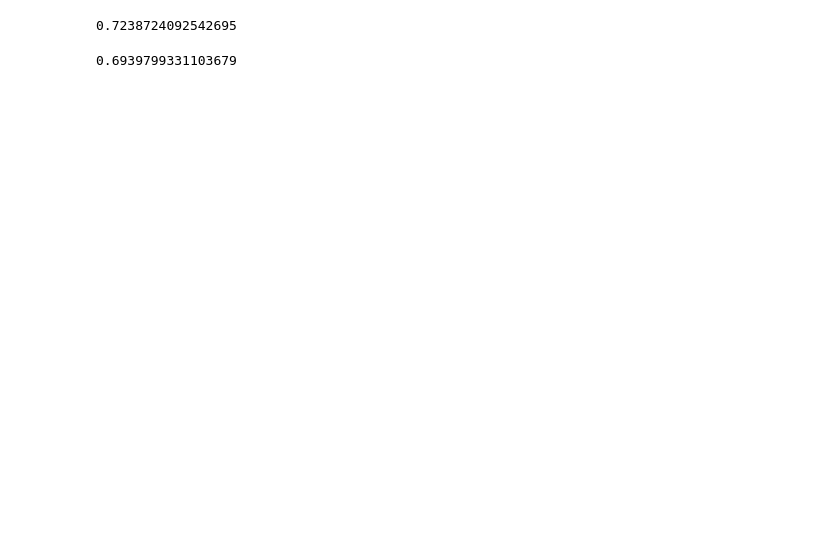
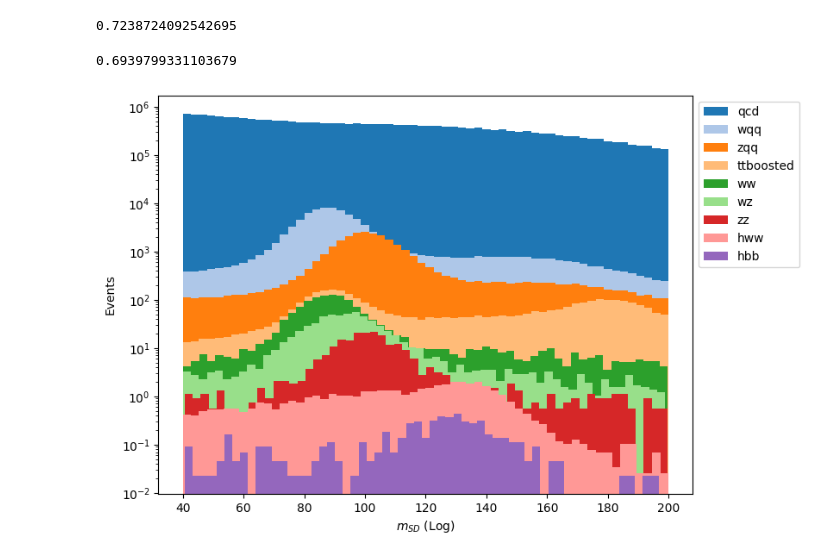
Before and after one commit to cmoore24-24/hgg, a Jupyter notebook: standalone_notebooks/skims/skimmer/Untitled.ipynb, the cells around one changed output. Drawn from its saved outputs; the diff is of its cells as text; code cells hidden in the pictures; blank space fills up the shorter version.

```diff
--- a/standalone_notebooks/skims/skimmer/Untitled.ipynb
+++ b/standalone_notebooks/skims/skimmer/Untitled.ipynb
@@ -64,0 +152,45 @@ plt.show()
+# %%
+for i in bkg:
+    bkg[i]['weights'] = ak.ones_like(bkg[i].goodjets.msoftdrop) * (((41.5*(xsecs[i]*1000))/totals[i]))
+# %%
+qcd = ak.concatenate([bkg[i] for i in bkg if 'qcd' in i])
+wqq = ak.concatenate([bkg[i] for i in bkg if 'wqq' in i])
+zqq = ak.concatenate([bkg[i] for i in bkg if 'zqq' in i])
+ttboosted = ak.concatenate([bkg[i] for i in bkg if 'ttboosted' in i])
+# %%
+to_plot = {}
+for i in bkg:
+    if ('qcd' not in i) and ('ttboosted' not in i) and ('wqq' not in i) and ('zqq' not in i):
+        to_plot[i] = bkg[i]
+to_plot['qcd'] = qcd
+to_plot['wqq'] = wqq
+to_plot['zqq'] = zqq
+to_plot['ttboosted'] = ttboosted
+
+to_plot['ww'] = to_plot['diboson_ww']
+to_plot['wz'] = to_plot['diboson_wz']
+to_plot['zz'] = to_plot['diboson_zz']
+
+del(to_plot['diboson_ww'])
+del(to_plot['diboson_wz'])
+del(to_plot['diboson_zz'])
+del(to_plot['singletop'])
+# %%
+sample_order = ['qcd','wqq','zqq','ttboosted','ww','wz','zz','hww','hbb']
+to_plot = {k:to_plot[k] for k in sample_order}
+# %%
+from cycler import cycler
+plt.rcParams['axes.prop_cycle'] = cycler(color=plt.cm.tab20.colors)
+
+plt.figure(figsize=(8, 6))
+for i in to_plot:
+    plt.hist(to_plot[i].goodjets.msoftdrop,bins=60, weights=to_plot[i].weights,
+             histtype='barstacked',label=i, density=False)
+
+plt.legend(bbox_to_anchor=(1,1))
+plt.yscale('log')
+plt.ylabel('Events')
+plt.xlabel(r'$m_{SD}$ (Log)')
+plt.show()
+# %% [output]
+[figure, added]
```
Also changed, not shown: parts of 16 cells of this notebook, 11 other files.
